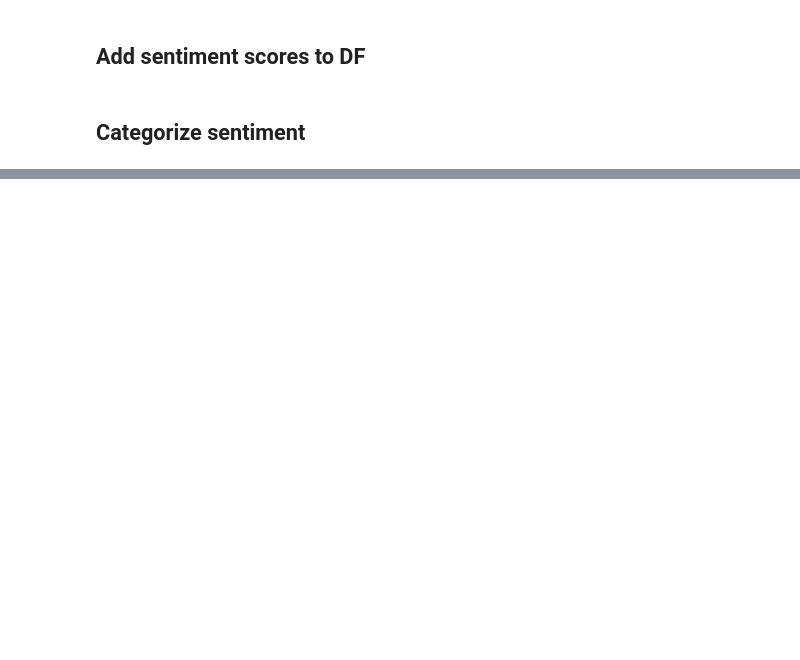
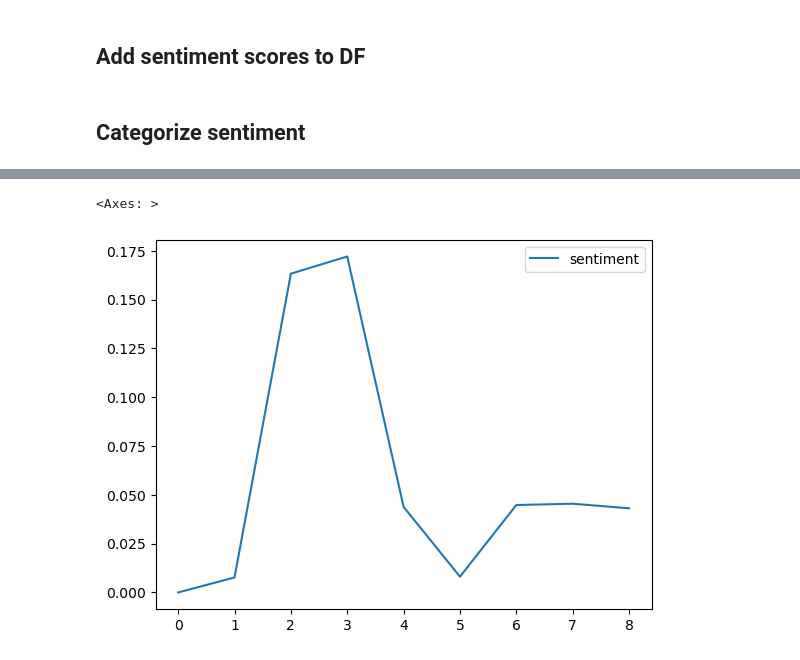
Before and after one commit to pabs-llama/projects, a Jupyter notebook: stock_api/financial_times_scrapping.ipynb, the cells around one changed output, grey strips where cells are left out. Cells and saved outputs as stored; diff of their text form; code cells hidden in the pictures; blank space fills up the shorter version.

```diff
--- a/stock_api/financial_times_scrapping.ipynb
+++ b/stock_api/financial_times_scrapping.ipynb
@@ -825,0 +821,13 @@ ft_df.head(30)
+# %%
+ft_df["date"] = pd.to_datetime(ft_df["date"], dayfirst=True)
+# %%
+
+ft_df["week"] = ft_df["date"].dt.to_period("W")  # weekly
+ft_df["month"] = ft_df["date"].dt.to_period("M")
+# %%
+sentiment_trend = ft_df.groupby("month")["sentiment"].mean().reset_index()
+sentiment_trend
+sns.lineplot(sentiment_trend)
+# %% [output]
+<Axes: >
+[figure, added]
```
Also changed, not shown: parts of 4 cells of this notebook, 2 other files.
